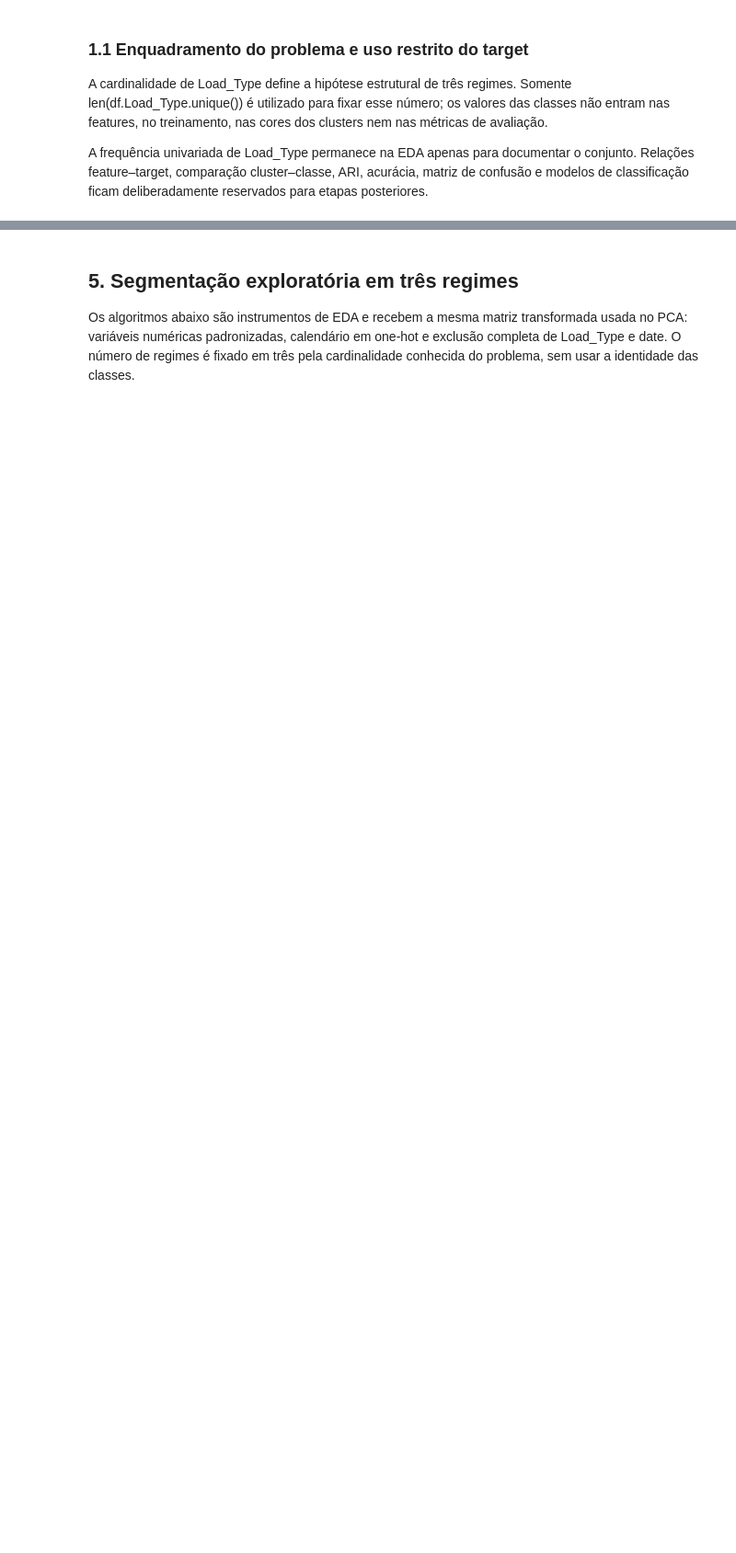
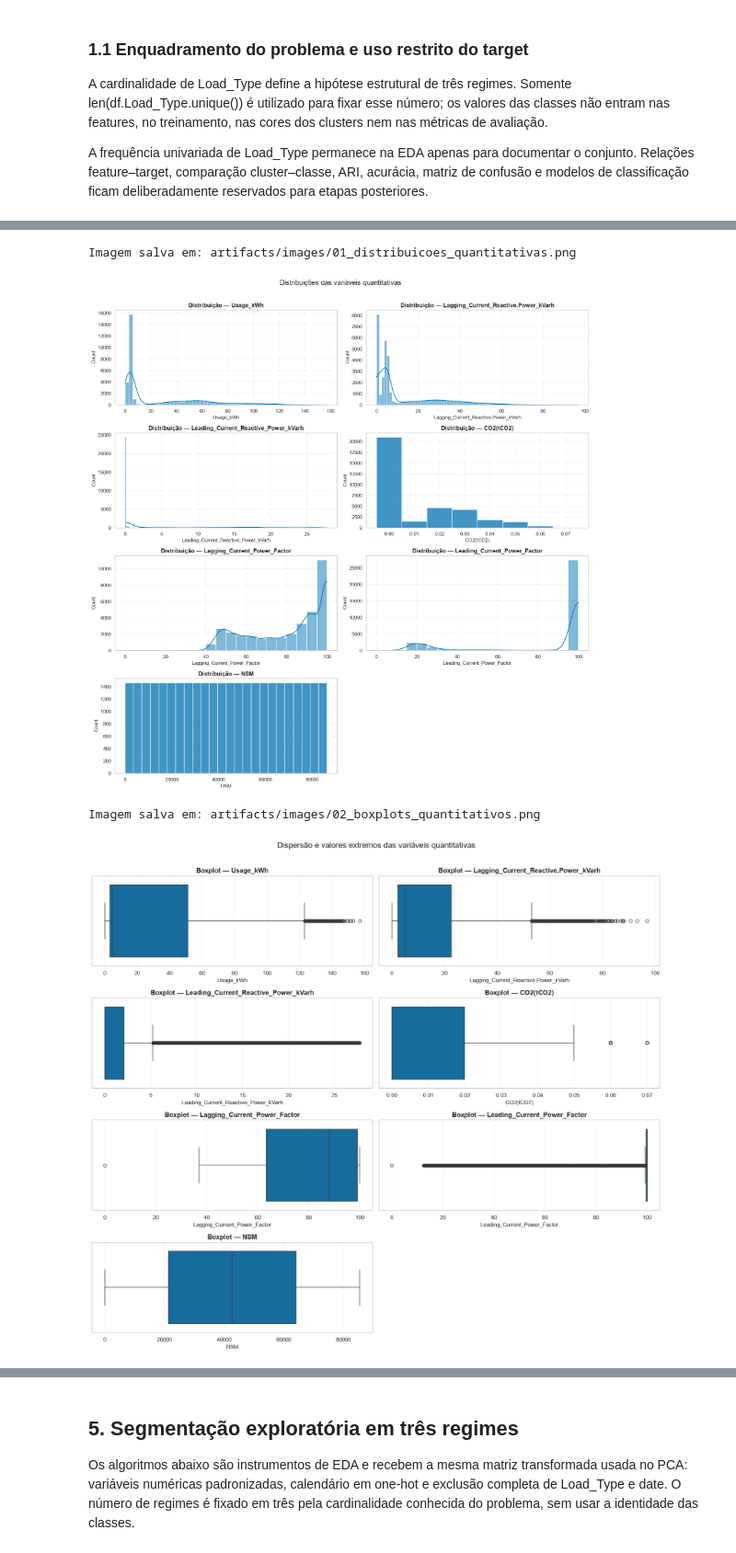
Before and after one commit to MBA-Data-Science-Unifor/Regime-Anomaly-Unsupervisioned, a Jupyter notebook: artifacts/notebooks/01_EDA.ipynb, the cells around one changed output, grey strips where cells are left out. Shown at 92% size. Drawn from its saved outputs; the diff is of its cells as text; code cells hidden in the pictures; blank space fills up the shorter version.

```diff
--- a/artifacts/notebooks/01_EDA.ipynb
+++ b/artifacts/notebooks/01_EDA.ipynb
@@ -46,10 +47,20 @@ from sklearn.metrics import silhouette_score
 from sklearn.mixture import GaussianMixture
 from sklearn.preprocessing import OneHotEncoder, StandardScaler
 
-COLORBLIND_PALETTE = sns.color_palette("colorblind")
-PRIMARY_COLOR = COLORBLIND_PALETTE[0]
-ACCENT_COLOR = COLORBLIND_PALETTE[1]
-ANOMALY_COLOR = COLORBLIND_PALETTE[3]
+# Paleta Okabe-Ito: alto contraste e leitura segura para daltonismo.
+HIGH_CONTRAST_PALETTE = [
+    "#0072B2",  # azul
+    "#E69F00",  # laranja
+    "#009E73",  # verde
+    "#D55E00",  # vermelhão
+    "#CC79A7",  # magenta
+    "#56B4E9",  # azul-claro
+    "#F0E442",  # amarelo
+]
+COLORBLIND_PALETTE = sns.color_palette(HIGH_CONTRAST_PALETTE)
+PRIMARY_COLOR = HIGH_CONTRAST_PALETTE[0]
+ACCENT_COLOR = HIGH_CONTRAST_PALETTE[1]
+ANOMALY_COLOR = HIGH_CONTRAST_PALETTE[3]
 sns.set_theme(
     context="notebook",
     style="whitegrid",
@@ -70,10 +81,21 @@ TABLES_DIR = Path("../tables")
 IMAGES_DIR.mkdir(parents=True, exist_ok=True)
 TABLES_DIR.mkdir(parents=True, exist_ok=True)
 
+def project_relative_path(path: Path) -> str:
+    resolved_path = path.resolve()
+    project_root = next(
+        (parent for parent in [Path.cwd().resolve(), *Path.cwd().resolve().parents] if (parent / "pyproject.toml").exists()),
+        Path.cwd().resolve(),
+    )
+    try:
+        return resolved_path.relative_to(project_root).as_posix()
+    except ValueError:
+        return path.as_posix()
+
 def save_figure(figure: plt.Figure, filename: str) -> None:
     output_path = IMAGES_DIR / filename
     figure.savefig(output_path, dpi=180, bbox_inches="tight", facecolor="white")
-    print(f"Imagem salva em: {output_path.resolve()}")
+    print(f"Imagem salva em: {project_relative_path(output_path)}")
 # %% [markdown]
 ## 1. Entendimento e qualidade dos dados
 
@@ -165,6 +223,8 @@ def histogram_bins(column: str, series: pd.Series):
         step = np.diff(unique_values).min()
         return np.arange(unique_values.min() - step / 2, unique_values.max() + step, step)
     return np.histogram_bin_edges(series.dropna(), bins="fd")  # Freedman–Diaconis
+
+display(df[quantitative_columns].describe().T)
 
 fig, axes = plt.subplots(4, 2, figsize=(16, 16))
 for ax, column in zip(axes.flat, quantitative_columns):
@@ -195,3 +255,4 @@ fig.suptitle("Dispersão e valores extremos das variáveis quantitativas", fonts
 fig.tight_layout()
 save_figure(fig, "02_boxplots_quantitativos.png")
 plt.show()
+# %% [output]
@@ -197,0 +267,4 @@ plt.show()
+Imagem salva em: artifacts/images/01_distribuicoes_quantitativas.png
+[figure, added]
+Imagem salva em: artifacts/images/02_boxplots_quantitativos.png
+[figure, added]
```
Also changed, not shown: parts of 42 cells of this notebook.
